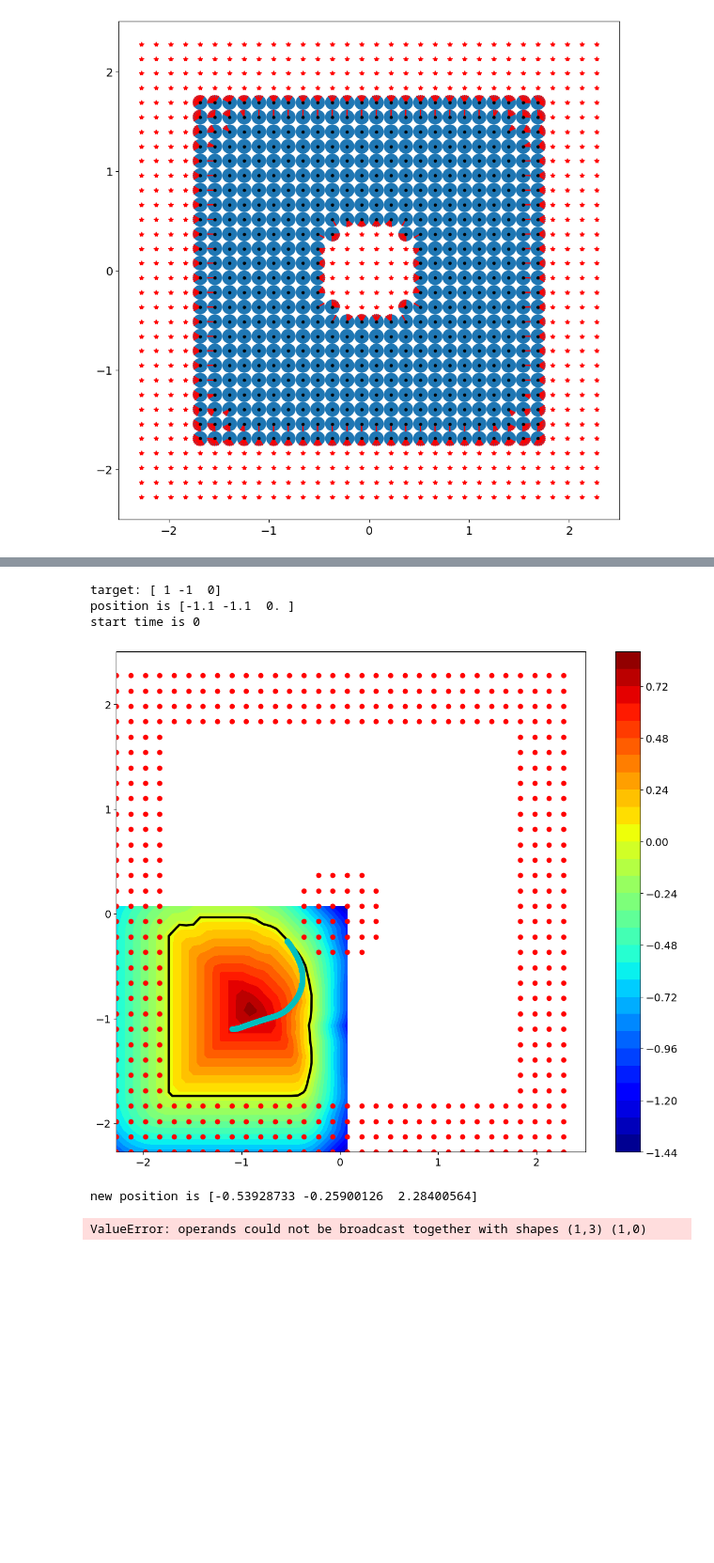
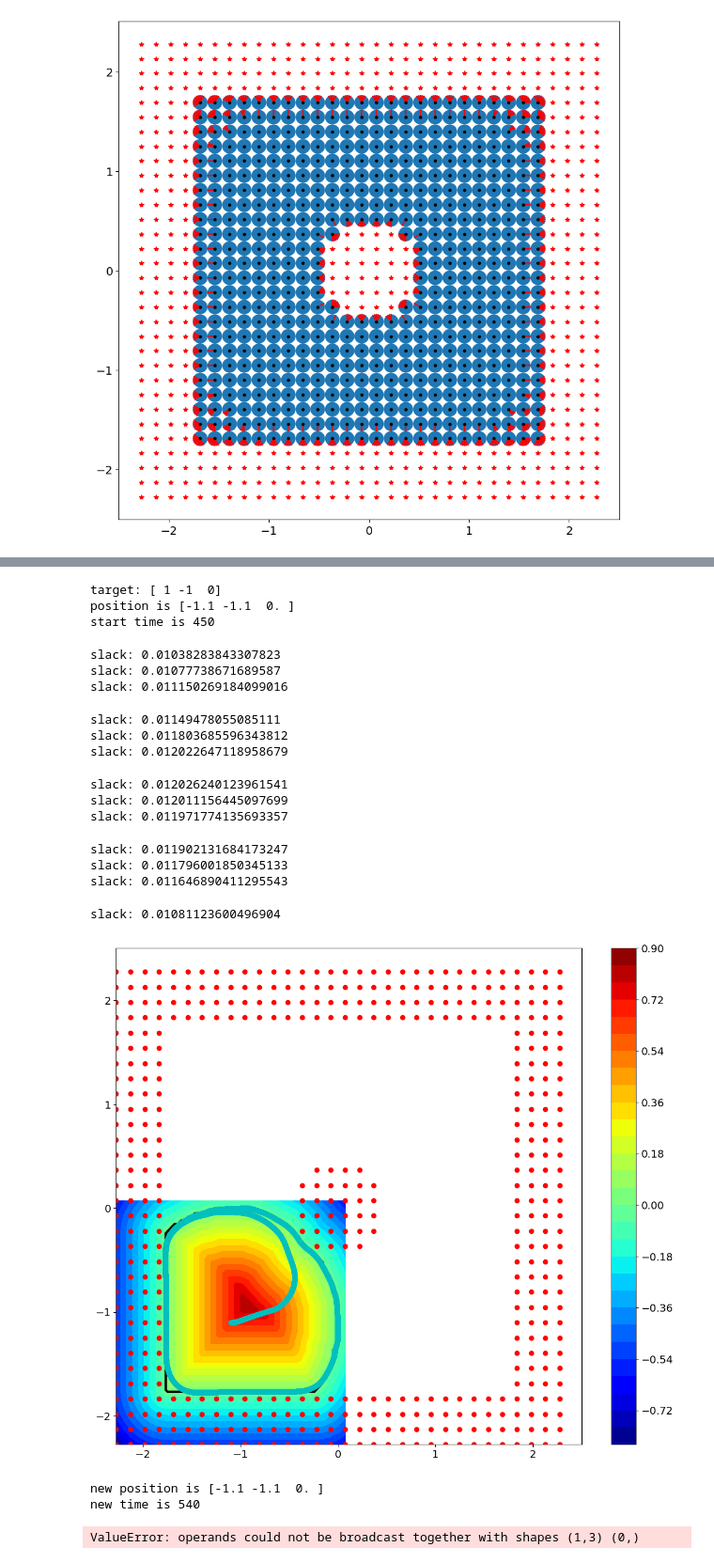
Before and after one commit to paullutkus/learning-cbfs-online, a Jupyter notebook: bicycle_only_cbvf.ipynb, the cells around one changed output, grey strips where cells are left out. Shown at 94% size. Drawn from its saved outputs; the diff is of its cells as text; code cells hidden in the pictures; blank space fills up the shorter version.

```diff
--- a/bicycle_only_cbvf.ipynb
+++ b/bicycle_only_cbvf.ipynb
@@ -251,7 +251,7 @@ b     =-0.5   # offset (-0.5)
 s     = 0.90  #0.75# csrbf zeroing
 nm    = 0.20  # nm * n_safe = number of neighbors to consider
 pct   = 0.35  # num neighber percentile under which boundary
-mult  = 2
+mult  = 4
 utype = utype # defined w/ hjb above
 umax  = umax  # defined w/ hjb above
 gamma = gamma # defined w/ hjb above
@@ -324,17 +324,19 @@ animation
 ### Configure Safe Exploration ###
 ##################################
 
-DT   = 0.01   # numerical integration timestep
-tol  = 0.10    # h-value at which to halt approach
+DT   = 0.02   # numerical integration timestep
+tol  = 0.00    # h-value at which to halt approach
 eps  = 0
 dx   = 0.5     # if |x'-x|<dx, approach again
-tend = 20      # Duration of boundary approach
+tend = 90     # Duration of boundary approach
 T    = 0.3     # MPC horizon (default timestep is 0.05)
 N    = 3       # number of CBFs to learn
 # %%
 ########################
 ### Safe Exploration ###
 ########################
+
+a.pos = np.array([init_x, init_y, init_theta])
 
 targets   = [np.array([1, -1,       0]),
              np.array([1, -1,       0]),
@@ -381,37 +383,51 @@ for i in range(N):
     from data import check_obs
     all_obs_func = lambda x: check_obs(x, obs_funcs) or (check_obs(x, sample_funcs) and not check_obs(x, scan_funcs))
     out_func     = lambda x: not ( check_obs(x, all_obs_func) or check_obs(x, scan_funcs) )
     obsamp_f     = lambda x: (check_obs(x, sample_funcs) or check_obs(x, obs_funcs)) and not (check_obs(x, scan_funcs) and not check_obs(x, obs_funcs))
     for x in grid:
         if obsamp_f(x):
             plt.plot(x[0], x[1], color='red', marker='o', linestyle='none')
         else:
             plt.plot(x[0], x[1], color='black', marker='o', linestyle='none')
     plt.show()
 
     # collect quad plot data
     curr_data    = np.copy(np.vstack( ( curr_data, np.vstack((x_safe, x_buffer, x_unsafe)) ) ))
     curr_centers = np.copy(np.array(a.centers))
     curr_thetas  = np.copy(np.array(a.thetas))
     curr_traj    = np.copy(np.vstack( (curr_traj, traj) ))
     quad_plot_args[-1] = quad_plot_args[-1] + (curr_traj,)
     quad_plot_args.append((i+1, curr_centers, curr_thetas, curr_data))
 
     data_safe   = union(data_safe, np.vstack((x_buffer, x_safe)))
     data_unsafe = difference(union(data_unsafe, x_unsafe), data_safe)
 
     all_C = union(all_C, C)
     plot_angle_data(all_C, grid, obs_dict, spacing, safe=data_safe, unsafe=data_unsafe, title="ALL DATA")
 
 final_pos = np.copy(a.pos)
 quad_plot_args[-1] = quad_plot_args[-1] + (curr_traj,)
 # %% [output]
 target: [ 1 -1  0]
 position is [-1.1 -1.1  0. ]
-start time is 0
+start time is 450
-[figure, old version]
-new position is [-0.53928733 -0.25900126  2.28400564]
+slack: 0.01038283843307823
+slack: 0.01077738671689587
+slack: 0.011150269184099016
-ValueError: operands could not be broadcast together with shapes (1,3) (1,0)
+slack: 0.01149478055085111
+slack: 0.011803685596343812
+slack: 0.012022647118958679
+slack: 0.012026240123961541
+slack: 0.012011156445097699
+slack: 0.011971774135693357
+slack: 0.011902131684173247
+slack: 0.011796001850345133
+slack: 0.011646890411295543
+slack: 0.01081123600496904
+[figure, new version]
+new position is [-1.1 -1.1  0. ]
+new time is 540
+ValueError: operands could not be broadcast together with shapes (1,3) (0,)
 # %%
 #vmin, vmax = loc_V.min(), loc_V.max()
 #levels = np.linspace(round(vmin), round(vmax), 10*(round(vmax) - round(vmin) + 1))
```
Also changed, not shown: parts of 2 cells of this notebook, 11 other files.
